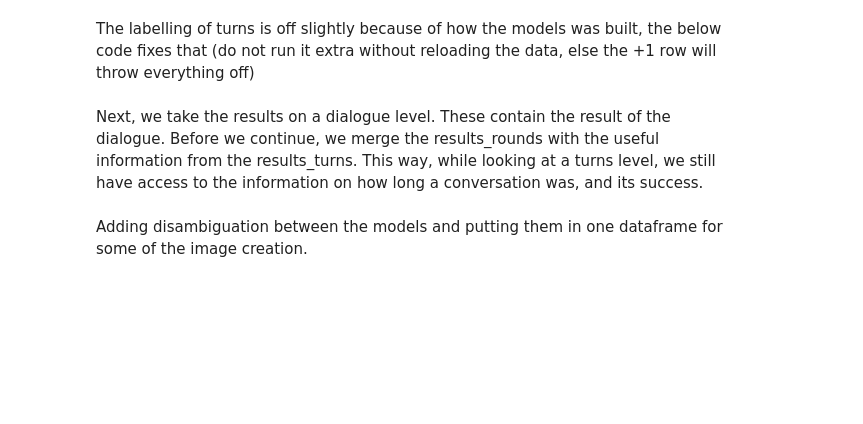
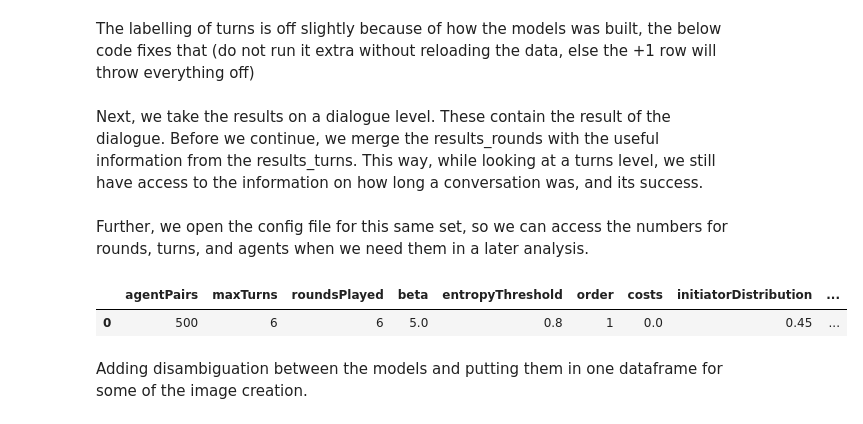
Before and after one commit to computationalcognitivescience/lanag-adaptive, a Jupyter notebook: output/Computational Challenges In Explaining Communication.ipynb, the cells around one changed output. Drawn from its saved outputs; the diff is of its cells as text; code cells hidden in the pictures; blank space fills up the shorter version.

```diff
--- a/output/Computational Challenges In Explaining Communication.ipynb
+++ b/output/Computational Challenges In Explaining Communication.ipynb
@@ -79,2 +79,10 @@ ostensive_results_merged = ostensive_results_rounds.merge(ostensive_results_turn
+# %% [markdown]
+Further, we open the config file for this same set, so we can access the numbers for rounds, turns, and agents when we need them in a later analysis.
+# %%
+pragmatic_config = read_config(pragmatic_model_location, pragmatic_model_title)
+ostensive_config = read_config(ostensive_model_location, ostensive_model_title)
+# %% [output]
+|  | agentPairs | maxTurns | roundsPlayed | beta | entropyThreshold | order | costs | initiatorDistribution | ... |
+| 0 | 500 | 6 | 6 | 5.0 | 0.8 | 1 | 0.0 | 0.45 | ... |
 # %% [markdown]
 Adding disambiguation between the models and putting them in one dataframe for some of the image creation.
```
Also changed, not shown: parts of 13 cells of this notebook.
